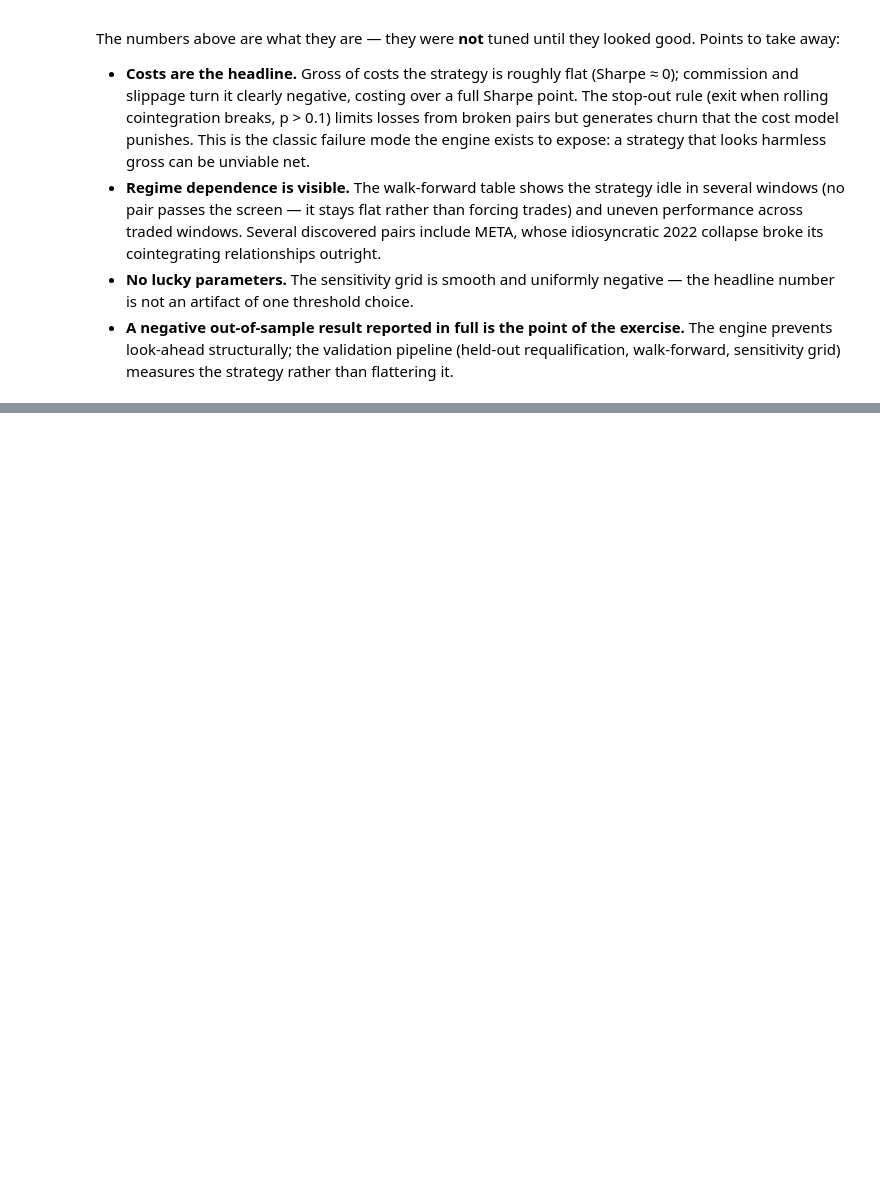
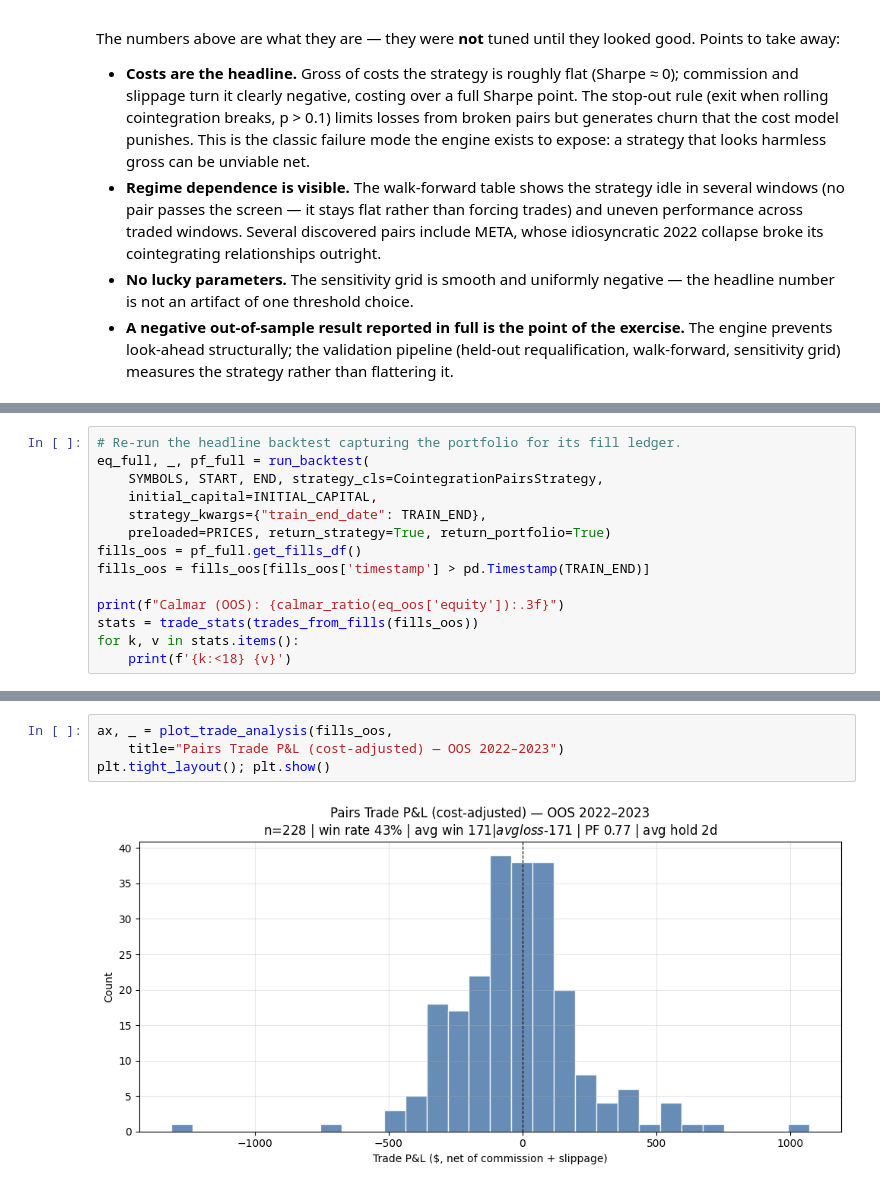
Before and after one commit to Jenak26/event-driven-backtester, a Jupyter notebook: notebooks/research.ipynb, the cells around one changed output, grey strips where cells are left out. Drawn from its saved outputs; the diff is of its cells as text; blank space fills up the shorter version.

```diff
--- a/notebooks/research.ipynb
+++ b/notebooks/research.ipynb
@@ -262,0 +419,14 @@ looked good. Points to take away:
+# %%
+# Re-run the headline backtest capturing the portfolio for its fill ledger.
+eq_full, _, pf_full = run_backtest(
+    SYMBOLS, START, END, strategy_cls=CointegrationPairsStrategy,
+    initial_capital=INITIAL_CAPITAL,
+    strategy_kwargs={"train_end_date": TRAIN_END},
+    preloaded=PRICES, return_strategy=True, return_portfolio=True)
+fills_oos = pf_full.get_fills_df()
+fills_oos = fills_oos[fills_oos['timestamp'] > pd.Timestamp(TRAIN_END)]
+
+print(f"Calmar (OOS): {calmar_ratio(eq_oos['equity']):.3f}")
+stats = trade_stats(trades_from_fills(fills_oos))
+for k, v in stats.items():
+    print(f'{k:<18} {v}')
@@ -262,0 +446,6 @@ looked good. Points to take away:
+# %%
+ax, _ = plot_trade_analysis(fills_oos,
+    title="Pairs Trade P&L (cost-adjusted) — OOS 2022–2023")
+plt.tight_layout(); plt.show()
+# %% [output]
+[figure, added]
```
Also changed, not shown: parts of 21 cells of this notebook, 17 other files.
